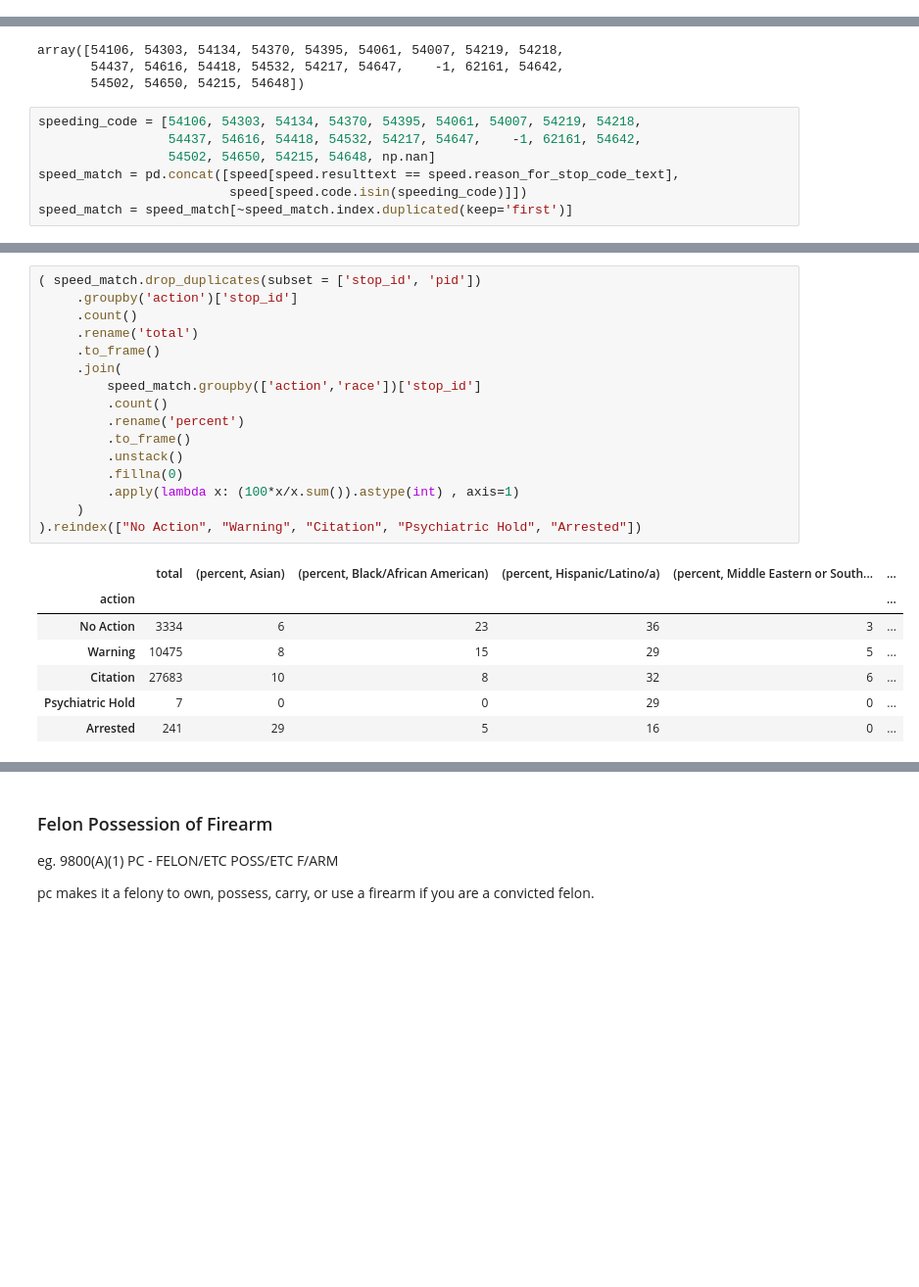
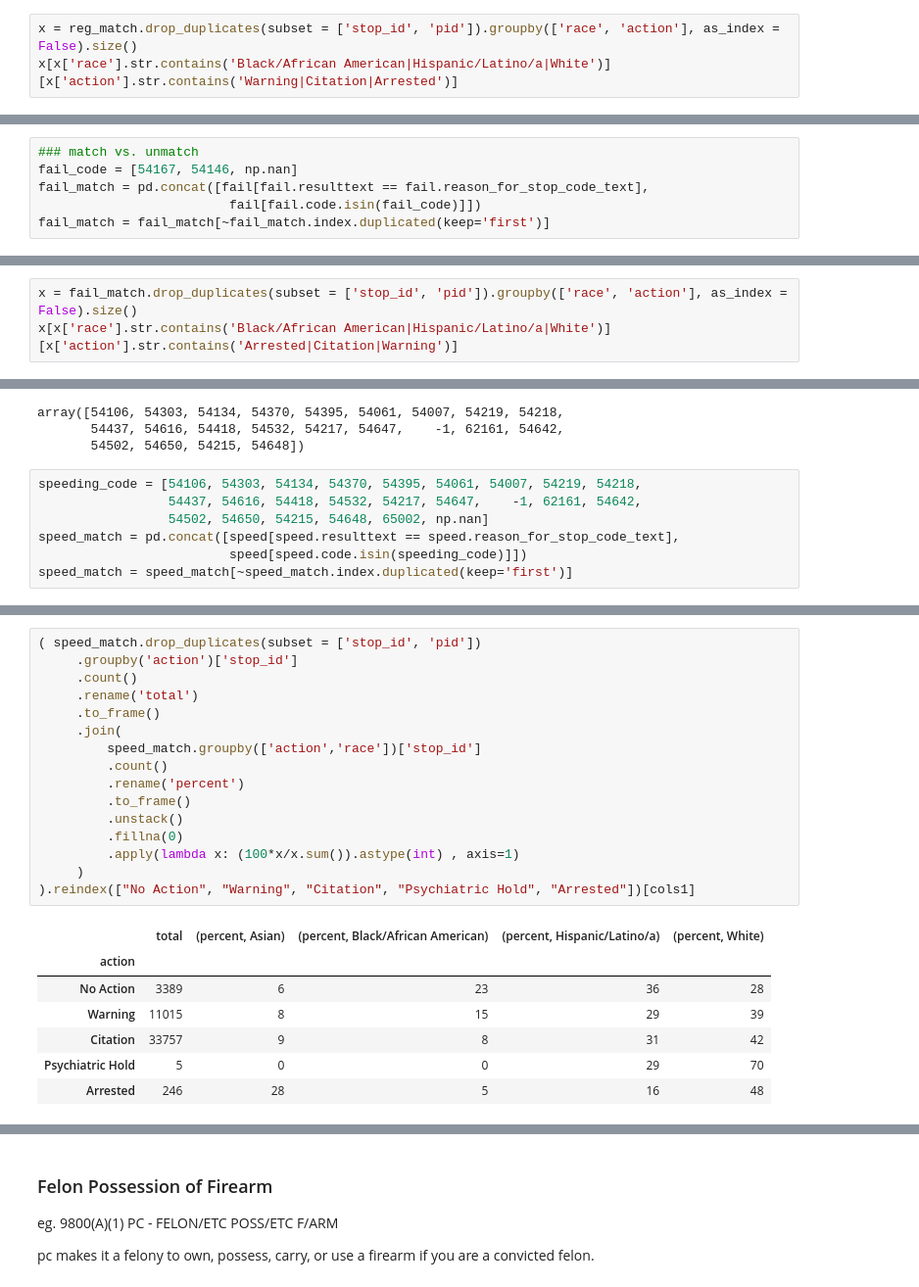
Before and after one commit to FleischerResearchLab/CRJA-analysis, a Jupyter notebook: src/Outcome Tests.ipynb, the cells around one changed output, grey strips where cells are left out. Shown at 98% size. Cells and saved outputs as stored; diff of their text form; blank space fills up the shorter version.

```diff
--- a/src/Outcome Tests.ipynb
+++ b/src/Outcome Tests.ipynb
@@ -270,0 +457,3 @@ reg_race
+# %%
+x = reg_match.drop_duplicates(subset = ['stop_id', 'pid']).groupby(['race', 'action'], as_index = False).size()
+x[x['race'].str.contains('Black/African American|Hispanic/Latino/a|White')][x['action'].str.contains('Warning|Citation|Arrested')]
@@ -353,0 +579,6 @@ fail_race
+# %%
+### match vs. unmatch
+fail_code = [54167, 54146, np.nan]
+fail_match = pd.concat([fail[fail.resulttext == fail.reason_for_stop_code_text],
+                         fail[fail.code.isin(fail_code)]])
+fail_match = fail_match[~fail_match.index.duplicated(keep='first')]
@@ -353,0 +677,3 @@ fail_race
+# %%
+x = fail_match.drop_duplicates(subset = ['stop_id', 'pid']).groupby(['race', 'action'], as_index = False).size()
+x[x['race'].str.contains('Black/African American|Hispanic/Latino/a|White')][x['action'].str.contains('Arrested|Citation|Warning')]
@@ -440,7 +801,7 @@ array([54106, 54303, 54134, 54370, 54395, 54061, 54007, 54219, 54218,
 # %%
 speeding_code = [54106, 54303, 54134, 54370, 54395, 54061, 54007, 54219, 54218,
                  54437, 54616, 54418, 54532, 54217, 54647,    -1, 62161, 54642,
-                 54502, 54650, 54215, 54648, np.nan]
+                 54502, 54650, 54215, 54648, 65002, np.nan]
 speed_match = pd.concat([speed[speed.resulttext == speed.reason_for_stop_code_text],
                          speed[speed.code.isin(speeding_code)]])
 speed_match = speed_match[~speed_match.index.duplicated(keep='first')]
@@ -527,27 +868,27 @@ pd.merge(speed_race, speed_match_race, on = ['race']).rename(columns={'proportio
 # %%
 ( speed_match.drop_duplicates(subset = ['stop_id', 'pid'])
      .groupby('action')['stop_id']
      .count()
      .rename('total')
      .to_frame()
      .join(
          speed_match.groupby(['action','race'])['stop_id']
          .count()
          .rename('percent')
          .to_frame()
          .unstack()
          .fillna(0)
          .apply(lambda x: (100*x/x.sum()).astype(int) , axis=1)
      )
-).reindex(["No Action", "Warning", "Citation", "Psychiatric Hold", "Arrested"])
+).reindex(["No Action", "Warning", "Citation", "Psychiatric Hold", "Arrested"])[cols1]
 # %% [output]
-|  | total | (percent, Asian) | (percent, Black/African American) | (percent, Hispanic/Latino/a) | (percent, Middle Eastern or South... | ... |
-| action |  |  |  |  |  | ... |
-| No Action | 3334 | 6 | 23 | 36 | 3 | ... |
-| Warning | 10475 | 8 | 15 | 29 | 5 | ... |
-| Citation | 27683 | 10 | 8 | 32 | 6 | ... |
-| Psychiatric Hold | 7 | 0 | 0 | 29 | 0 | ... |
-| Arrested | 241 | 29 | 5 | 16 | 0 | ... |
+|  | total | (percent, Asian) | (percent, Black/African American) | (percent, Hispanic/Latino/a) | (percent, White) |
+| action |  |  |  |  |  |
+| No Action | 3389 | 6 | 23 | 36 | 28 |
+| Warning | 11015 | 8 | 15 | 29 | 39 |
+| Citation | 33757 | 9 | 8 | 31 | 42 |
+| Psychiatric Hold | 5 | 0 | 0 | 29 | 70 |
+| Arrested | 246 | 28 | 5 | 16 | 48 |
 # %%
 ( speed_match.drop_duplicates(subset = ['stop_id', 'pid'])
      .groupby('race')['stop_id']
```
Also changed, not shown: parts of 88 cells of this notebook.
